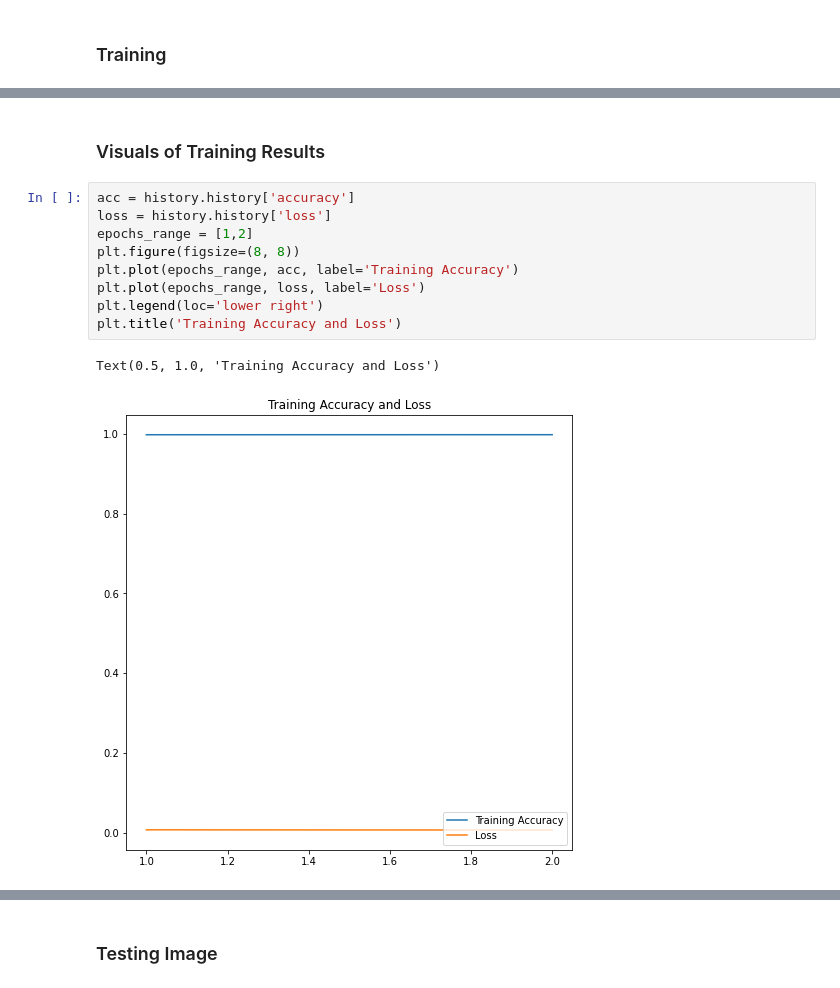
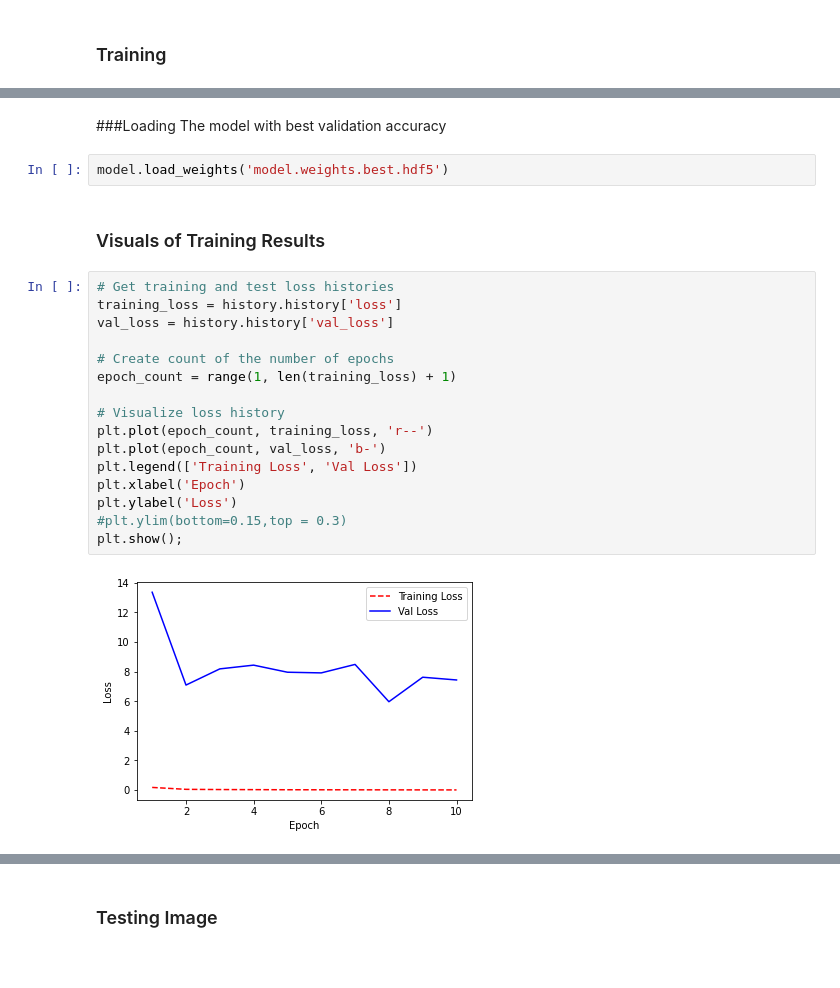
Before and after one commit to sankalp-srivastava/Handwritten-digit-recognition, a Jupyter notebook: Handwritten_Digit_Recogniton.ipynb, the cells around one changed output, grey strips where cells are left out. Saved outputs shown, nothing was run; the diff lists cells and outputs as text.

```diff
--- a/Handwritten_Digit_Recogniton.ipynb
+++ b/Handwritten_Digit_Recogniton.ipynb
@@ -101,14 +117,24 @@ Reached 99.8% .... Stopping Training
+# %% [markdown]
+###Loading The model with best validation accuracy
+# %%
+model.load_weights('model.weights.best.hdf5')
 # %% [markdown]
 ### Visuals of Training Results
-# %%
-acc = history.history['accuracy']
-loss = history.history['loss']
-epochs_range = [1,2]
-plt.figure(figsize=(8, 8))
-plt.plot(epochs_range, acc, label='Training Accuracy')
-plt.plot(epochs_range, loss, label='Loss')
-plt.legend(loc='lower right')
-plt.title('Training Accuracy and Loss')
-# %% [output]
-Text(0.5, 1.0, 'Training Accuracy and Loss')
-[figure, removed]
+# %%
+# Get training and test loss histories
+training_loss = history.history['loss']
+val_loss = history.history['val_loss']
+
+# Create count of the number of epochs
+epoch_count = range(1, len(training_loss) + 1)
+
+# Visualize loss history
+plt.plot(epoch_count, training_loss, 'r--')
+plt.plot(epoch_count, val_loss, 'b-')
+plt.legend(['Training Loss', 'Val Loss'])
+plt.xlabel('Epoch')
+plt.ylabel('Loss')
+#plt.ylim(bottom=0.15,top = 0.3)
+plt.show();
+# %% [output]
+[figure, added]
```
Also changed, not shown: parts of 12 cells of this notebook.
